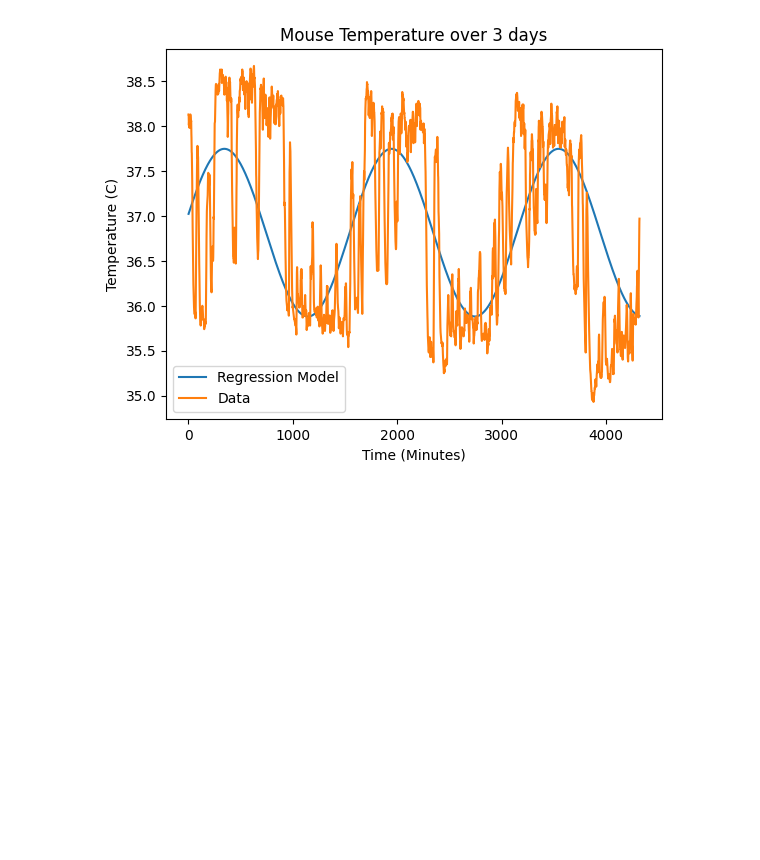
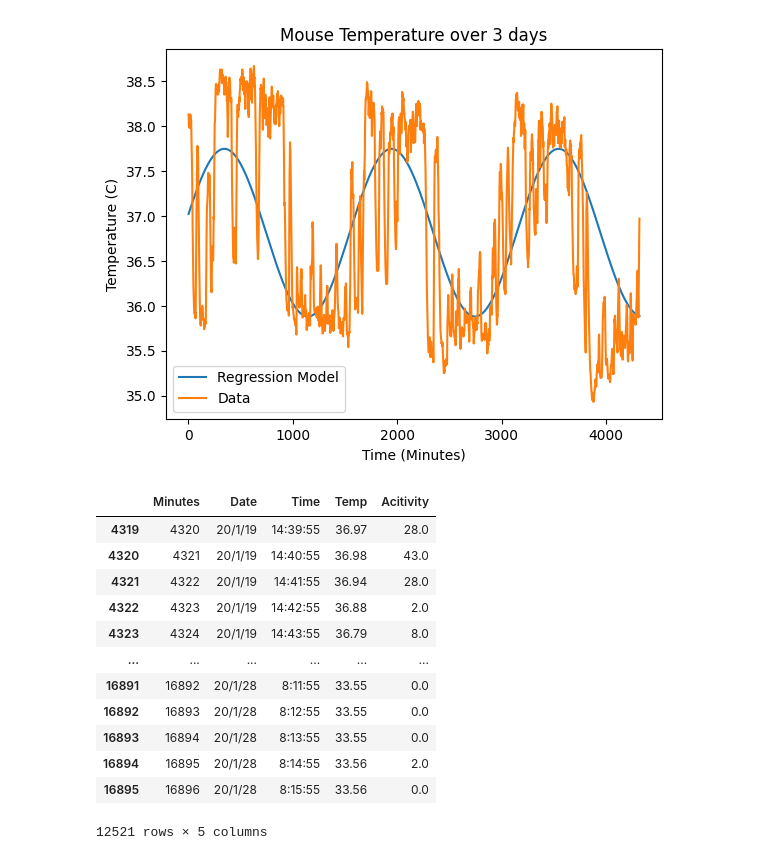
Before and after one commit to Noah-B-Reef/MAT4020-Homework7, a Jupyter notebook: mouse.ipynb, the cells around one changed output. Drawn from its saved outputs; the diff is of its cells as text; code cells hidden in the pictures; blank space fills up the shorter version.

```diff
--- a/mouse.ipynb
+++ b/mouse.ipynb
@@ -94,0 +101,17 @@ plt.savefig("mouse.png")
+# %%
+# Drop entries with missing data
+df.dropna()
+# %% [output]
+|  | Minutes | Date | Time | Temp | Acitivity |
+| 4319 | 4320 | 20/1/19 | 14:39:55 | 36.97 | 28.0 |
+| 4320 | 4321 | 20/1/19 | 14:40:55 | 36.98 | 43.0 |
+| 4321 | 4322 | 20/1/19 | 14:41:55 | 36.94 | 28.0 |
+| 4322 | 4323 | 20/1/19 | 14:42:55 | 36.88 | 2.0 |
+| 4323 | 4324 | 20/1/19 | 14:43:55 | 36.79 | 8.0 |
+| ... | ... | ... | ... | ... | ... |
+| 16891 | 16892 | 20/1/28 | 8:11:55 | 33.55 | 0.0 |
+| 16892 | 16893 | 20/1/28 | 8:12:55 | 33.55 | 0.0 |
+| 16893 | 16894 | 20/1/28 | 8:13:55 | 33.55 | 0.0 |
+| 16894 | 16895 | 20/1/28 | 8:14:55 | 33.56 | 2.0 |
+| 16895 | 16896 | 20/1/28 | 8:15:55 | 33.56 | 0.0 |
+12521 rows × 5 columns
```
Also changed, not shown: parts of 5 cells of this notebook, 3 other files.
